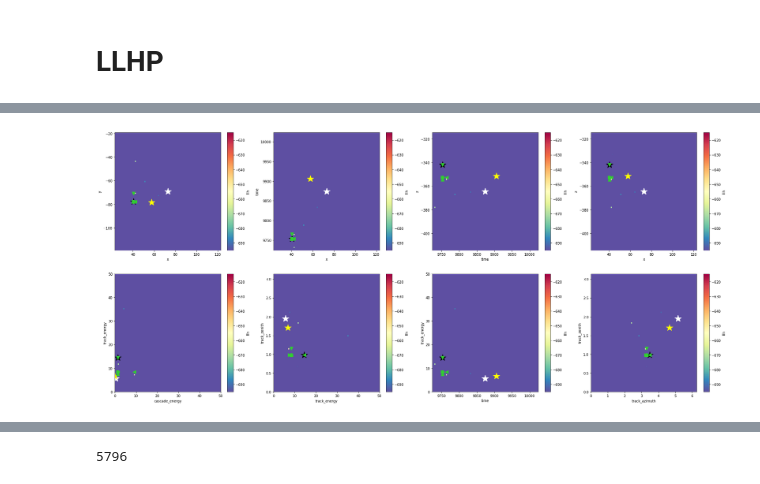
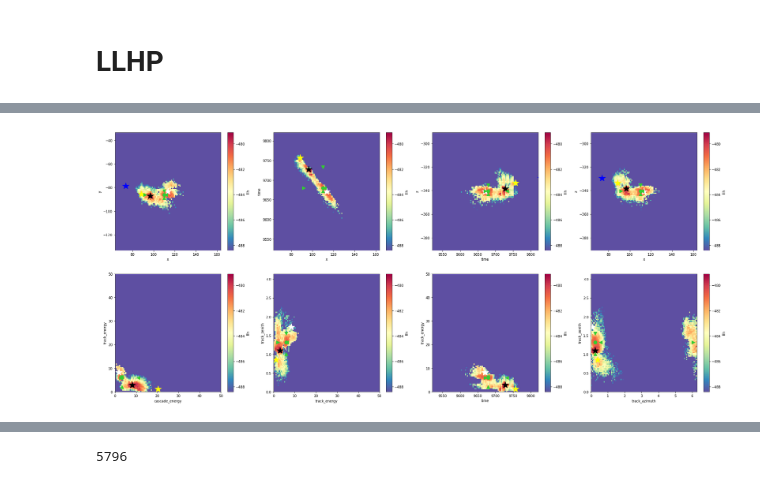
Before and after one commit to ts4051/retro, a Jupyter notebook: notebooks/LLH_space_exploration.ipynb, the cells around one changed output, grey strips where cells are left out. Drawn from its saved outputs; the diff is of its cells as text; code cells hidden in the pictures.

```diff
--- a/notebooks/LLH_space_exploration.ipynb
+++ b/notebooks/LLH_space_exploration.ipynb
@@ -75,7 +75,7 @@ def parse(stats):
 
 # what the fuck with 26?
 # evt 2 has llh > inf
-event = 28
+event = 7
 
 #llhp_data = np.load('/data/justin/retro/recos/bare/upgoing_muon_t0/evt%i-llhp.npy'%event)
 #llhp_data = np.load('/data/justin/retro/recos/2018-03-28/tblptckvlog/0/evt%i-llhp.npy'%event)
@@ -107,6 +107,11 @@ pegleg_file = np.load('/data/icecube/sim/ic86/retro/14600/0.20/recos/Pegleg_Fit_
 pegleg = {}
 for name in pegleg_file.dtype.names:
     pegleg[name] = pegleg_file[name][event]
+
+spe_file = np.load('/data/icecube/sim/ic86/retro/14600/0.20/recos/SPEFit2.npy')
+spe = {}
+for name in spe_file.dtype.names:
+    spe[name] = spe_file[name][event]
 # %%
 len(llhp.data)
 # %% [output]
@@ -168,15 +173,22 @@ def plot_estimator(ax, estimator, var_x, var_y, est_var='weighted_median', color
                     c=color,
                     ms=ms)
 # %%
-def plot(fig, ax, key, data, estimator, truth):
-    data[key].plot_map(fig, ax, 'llh', cmap='Spectral_r', cbar=True, vmin=np.nanmax(data[key]['llh'])-80.3, vmax=np.nanmax(data[key]['llh']))
+def plot(fig, ax, key, data, estimator, truth, spe={}, var='llh'):
+    if var == 'llh':
+        data[key].plot_map(fig, ax, var, cmap='Spectral_r', cbar=True, vmin=np.nanmax(data[key][var])-9.3, vmax=np.nanmax(data[key][var]))
+    else:
+        data[key].plot_map(fig, ax, var, cmap='Spectral_r', cbar=True)
     plot_estimator(ax, estimator, data[key].grid.vars[0], data[key].grid.vars[1], color='limegreen')
     ax.plot(truth[data[key].grid.vars[0]], truth[data[key].grid.vars[1]], ms=20, marker='*', color='w')
     ax.plot(truth[data[key].grid.vars[0]], truth[data[key].grid.vars[1]], ms=20, marker='*', color='w')
     ax.plot(pegleg[data[key].grid.vars[0]], pegleg[data[key].grid.vars[1]], ms=20, marker='*', color='yellow')
+    try:
+        ax.plot(spe[data[key].grid.vars[0]], spe[data[key].grid.vars[1]], ms=20, marker='*', color='blue')
+    except KeyError:
+        pass
     ax.plot(llhp[np.argmax(llhp['llh'])][data[key].grid.vars[0]], llhp[np.argmax(llhp['llh'])][data[key].grid.vars[1]], ms=20, marker='*', color='k')
 # %%
-estimator = estimate_from_llhp(llhp.data, meta=meta, per_dim=False, prob_weights=False)
+estimator = estimate_from_llhp(llhp.data, meta=meta, per_dim=False, prob_weights=True)
 #estimator = estimate_from_llhp(llhp.data, percentile_nd=0.99, prob_weights=True)
 
 #estimator_nometa = estimate_from_llhp(llhp.data, percentile_nd=0.90)
@@ -258,13 +279,13 @@ axes[1].plot(truth[data[key].grid.vars[0]], truth[data[key].grid.vars[1]], ms=20
 # %%
 fig, axes = plt.subplots(figsize=(32, 14), ncols=4, nrows=2)
-plot(fig, axes[0,0], 'xy', data, estimator, truth)
-plot(fig, axes[0,1], 'xt', data, estimator, truth)
-plot(fig, axes[0,2], 'tz', data, estimator, truth)
-plot(fig, axes[0,3], 'xz', data, estimator, truth)
-plot(fig, axes[1,0], 'energy', data, estimator, truth)
-plot(fig, axes[1,1], 'ezen', data, estimator, truth)
-plot(fig, axes[1,2], 'ten', data, estimator, truth)
-plot(fig, axes[1,3], 'azzen', data, estimator, truth)
+plot(fig, axes[0,0], 'xy', data, estimator, truth, spe)
+plot(fig, axes[0,1], 'xt', data, estimator, truth, spe)
+plot(fig, axes[0,2], 'tz', data, estimator, truth, spe)
+plot(fig, axes[0,3], 'xz', data, estimator, truth, spe)
+plot(fig, axes[1,0], 'energy', data, estimator, truth, spe)
+plot(fig, axes[1,1], 'ezen', data, estimator, truth, spe)
+plot(fig, axes[1,2], 'ten', data, estimator, truth, spe)
+plot(fig, axes[1,3], 'azzen', data, estimator, truth, spe)
 #fig.savefig('before.png')
 # %% [output]
-[figure, old version]
+[figure, new version]
```
Also changed, not shown: parts of 9 cells of this notebook, 2 other files.
